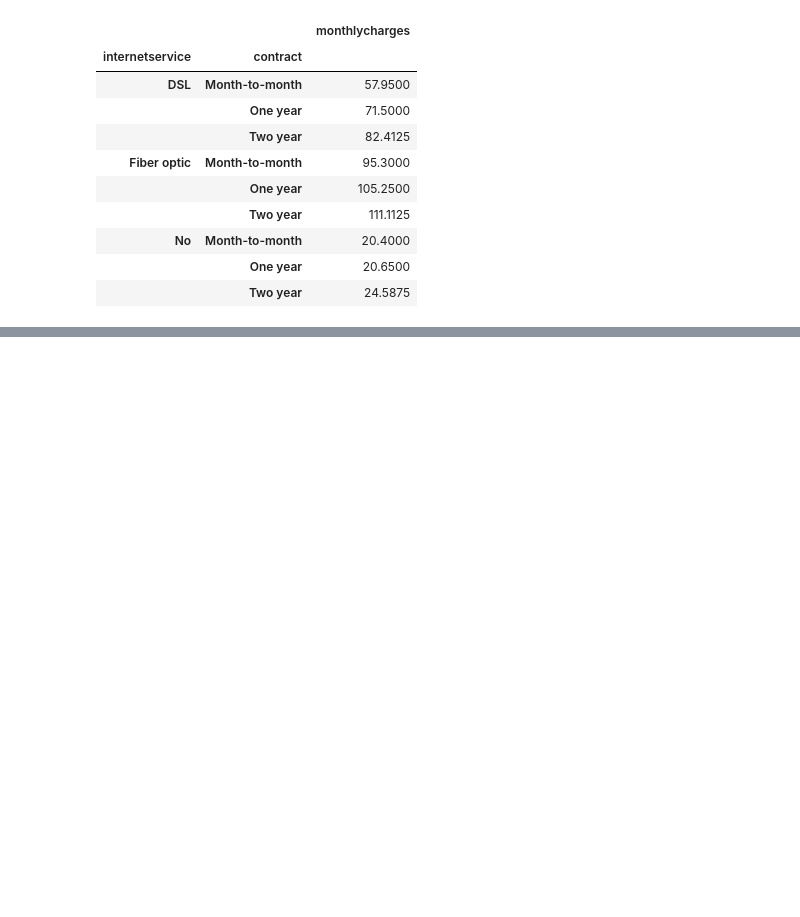
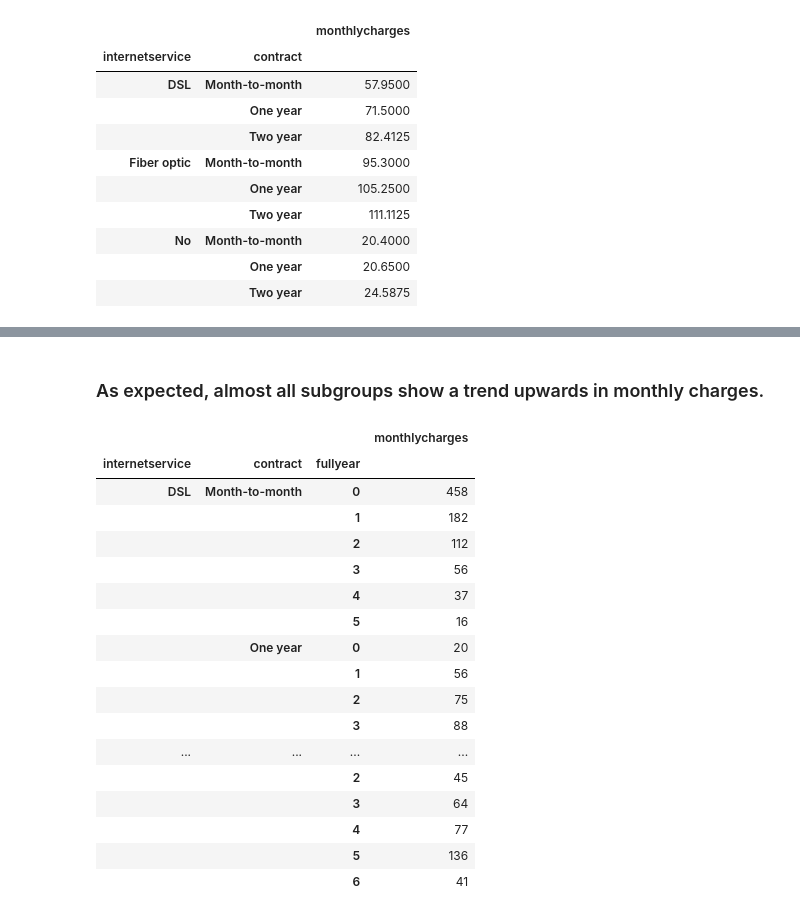
Before and after one commit to josephburton06/telco_customer_churn, a Jupyter notebook: exploration_bank_churn.ipynb, the cells around one changed output, grey strips where cells are left out. Drawn from its saved outputs; the diff is of its cells as text; code cells hidden in the pictures; blank space fills up the shorter version.

Commit message:
Need to compare subgroups

```diff
--- a/exploration_bank_churn.ipynb
+++ b/exploration_bank_churn.ipynb
@@ -124,0 +169,23 @@ pd.DataFrame(train.groupby(['internetservice', 'contract'])['monthlycharges'].qu
+# %% [markdown]
+### As expected, almost all subgroups show a trend upwards in monthly charges.
+# %%
+pd.DataFrame(train.groupby(['internetservice', 'contract', 'fullyear'])['monthlycharges'].count())
+# %% [output]
+|  |  |  | monthlycharges |
+| internetservice | contract | fullyear |  |
+| DSL | Month-to-month | 0 | 458 |
+|  |  | 1 | 182 |
+|  |  | 2 | 112 |
+|  |  | 3 | 56 |
+|  |  | 4 | 37 |
+|  |  | 5 | 16 |
+|  | One year | 0 | 20 |
+|  |  | 1 | 56 |
+|  |  | 2 | 75 |
+|  |  | 3 | 88 |
+| ... | ... | ... | ... |
+|  |  | 2 | 45 |
+|  |  | 3 | 64 |
+|  |  | 4 | 77 |
+|  |  | 5 | 136 |
+|  |  | 6 | 41 |
```
Also changed, not shown: parts of 13 cells of this notebook.
